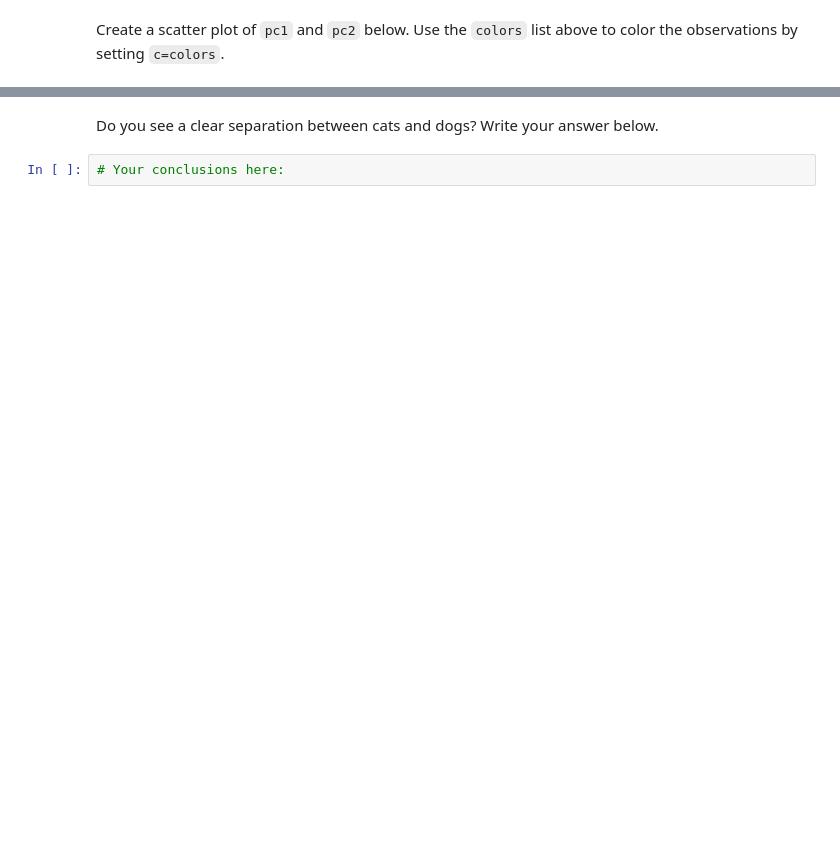
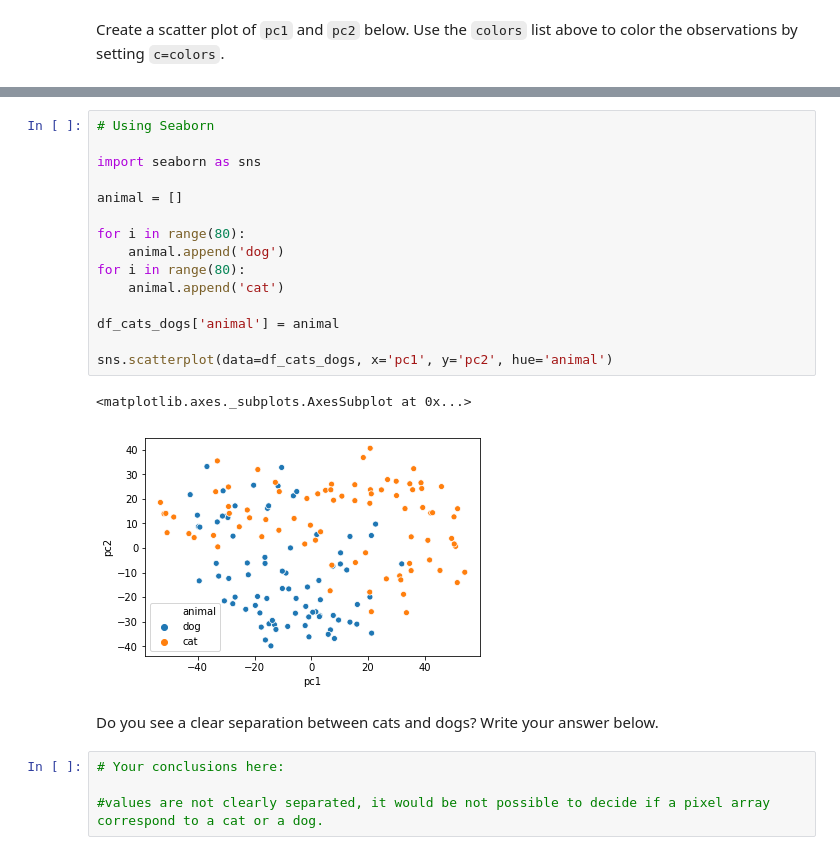
Before and after one commit to ta-datapt-bcn/lab-pca, a Jupyter notebook: your-code/main.ipynb, the cells around one changed output, grey strips where cells are left out. Saved outputs shown, nothing was run; the diff lists cells and outputs as text; blank space fills up the shorter version.

```diff
--- a/your-code/main.ipynb
+++ b/your-code/main.ipynb
@@ -98,4 +216,24 @@ Create a scatter plot of `pc1` and `pc2` below. Use the `colors` list above to c
+# %%
+# Using Seaborn
+
+import seaborn as sns
+
+animal = []
+
+for i in range(80):
+    animal.append('dog')
+for i in range(80):
+    animal.append('cat')
+
+df_cats_dogs['animal'] = animal
+
+sns.scatterplot(data=df_cats_dogs, x='pc1', y='pc2', hue='animal')
+# %% [output]
+<matplotlib.axes._subplots.AxesSubplot at 0x...>
+[figure, added]
 # %% [markdown]
 Do you see a clear separation between cats and dogs? Write your answer below.
-# %%
-# Your conclusions here:
+# %%
+# Your conclusions here:
+
+#values are not clearly separated, it would be not possible to decide if a pixel array correspond to a cat or a dog.
```
Also changed, not shown: parts of 18 cells of this notebook.
